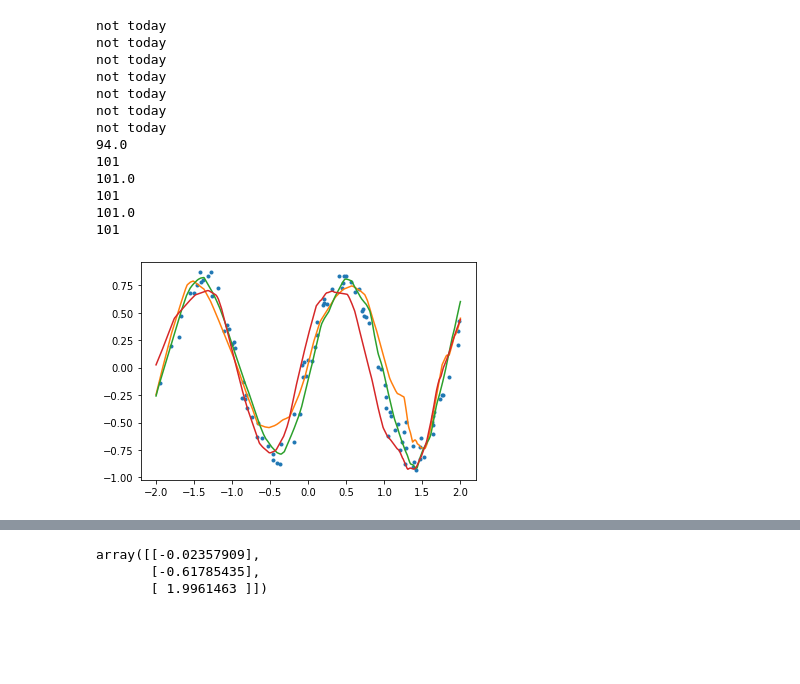
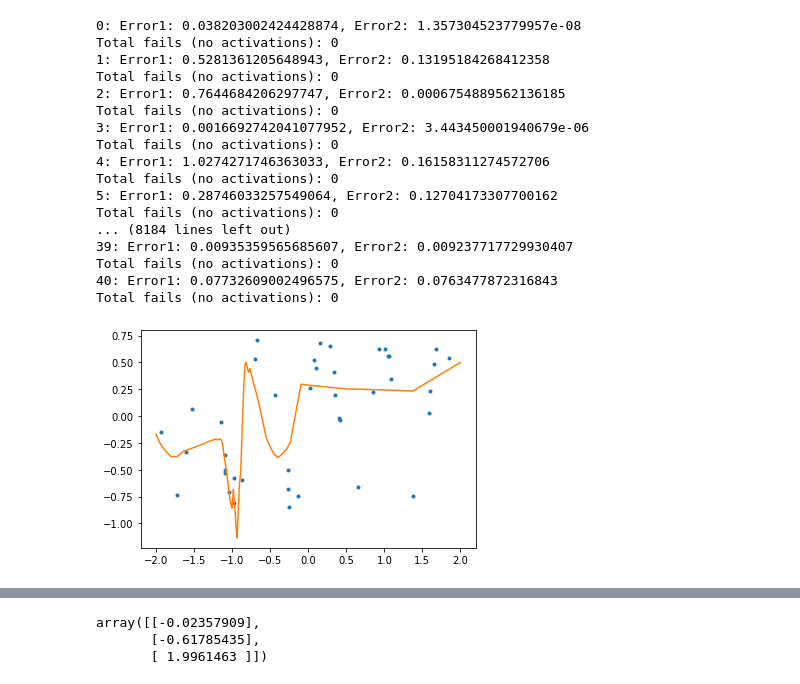
Before and after one commit to bready1/BNet, a Jupyter notebook: attempt3.ipynb, the cells around one changed output, grey strips where cells are left out. Saved outputs shown, nothing was run; the diff lists cells and outputs as text; code cells hidden in the pictures; blank space fills up the shorter version.

```diff
--- a/attempt3.ipynb
+++ b/attempt3.ipynb
@@ -7,13 +7,15 @@ def lambda_initaliser(n): #bigger Lambda means smaller effective updates, more r
 #     return (np.ones((n,n))+np.eye(n))*1e1
 #     return (-1*np.ones((n,n))+np.eye(n)*(n))*1
 #     return (np.ones((n,n))+np.diag(np.random.rand(n))+np.random.rand(n,n)*0.1)*1
-    return (np.eye(n))/n**1#/np.sqrt(n)
+    return (np.eye(n))/n**2#/np.sqrt(n)
 #     return np.ones((n,n))*1e-4
 # %%
 def initialiser_function(rows,columns):
 #     return np.random.randn(rows,columns)
 #     inits= np.zeros((rows,columns))+np.random.randn(rows,columns)*0.1
-    inits=(np.random.randn(rows,columns))*np.sqrt(6)/np.sqrt(rows+columns)
+    inits=(np.random.randn(rows,columns))*np.sqrt(6)/np.sqrt(rows+columns)*0.01
+
+#     inits=(np.random.randn(rows,columns))*np.sqrt(6)/np.sqrt(rows+columns)
 
 #     inits=(np.random.randn(rows,columns)*2)*np.sqrt(6)/np.sqrt(rows+columns)*0
 #     inits=(np.random.randn(rows,columns))*0.1#*np.sqrt(6)/np.sqrt(rows+columns)
@@ -441,32 +626,36 @@ class BNet6:
                 still_going=False
 # %%
 
-n_data=101
+n_data=41
 # hidden_layers=[16,32,256,32,16]
 hidden_layers=[128,128,256,128]
 x=np.random.rand(n_data,1)*4-2
-y= 0.8*np.sin(x*3.4)+np.random.randn(x.shape[0],x.shape[1])*0.1
+y= 0.8*np.sin(x*8)+np.random.randn(x.shape[0],x.shape[1])*0.1
 x_test=np.linspace(-2,2,1000).reshape(1000,1)
 plt.plot(x,y,'.')
-for ii in range(3):
-    net=BNet6(hidden_layer_sizes=hidden_layers,input_dim=1,output_dim=1,lambda_initaliser=lambda_initaliser,initialiser_function=initialiser_function)
-    net.train(x,y,print_error=False,passes=1,total_info=1,failed_attempts=1)
+for ii in range(1):
+    net=BNet7(hidden_layer_sizes=hidden_layers,input_dim=1,output_dim=1,lambda_initaliser=lambda_initaliser,initialiser_function=initialiser_function)
+    net.train(x,y,print_error=True,passes=100,total_info=10,failed_attempts=10)
     plt.plot(x_test,net.forward(x_test)[0])
 # %% [output]
-not today
-not today
-not today
-not today
-not today
-not today
-not today
-94.0
-101
-101.0
-101
-101.0
-101
+0: Error1: 0.038203002424428874, Error2: 1.357304523779957e-08
+Total fails (no activations): 0
+1: Error1: 0.5281361205648943, Error2: 0.13195184268412358
+Total fails (no activations): 0
+2: Error1: 0.7644684206297747, Error2: 0.0006754889562136185
+Total fails (no activations): 0
+3: Error1: 0.0016692742041077952, Error2: 3.443450001940679e-06
+Total fails (no activations): 0
+4: Error1: 1.0274271746363033, Error2: 0.16158311274572706
+Total fails (no activations): 0
+5: Error1: 0.28746033257549064, Error2: 0.12704173307700162
+Total fails (no activations): 0
+... (8184 lines left out)
+39: Error1: 0.00935359565685607, Error2: 0.009237717729930407
+Total fails (no activations): 0
+40: Error1: 0.07732609002496575, Error2: 0.0763477872316843
+Total fails (no activations): 0
-[figure, old version]
+[figure, new version]
 # %%
 y.shape,x.shape
 # %% [output]
```
Also changed, not shown: parts of 5 cells of this notebook, 5 other files.
